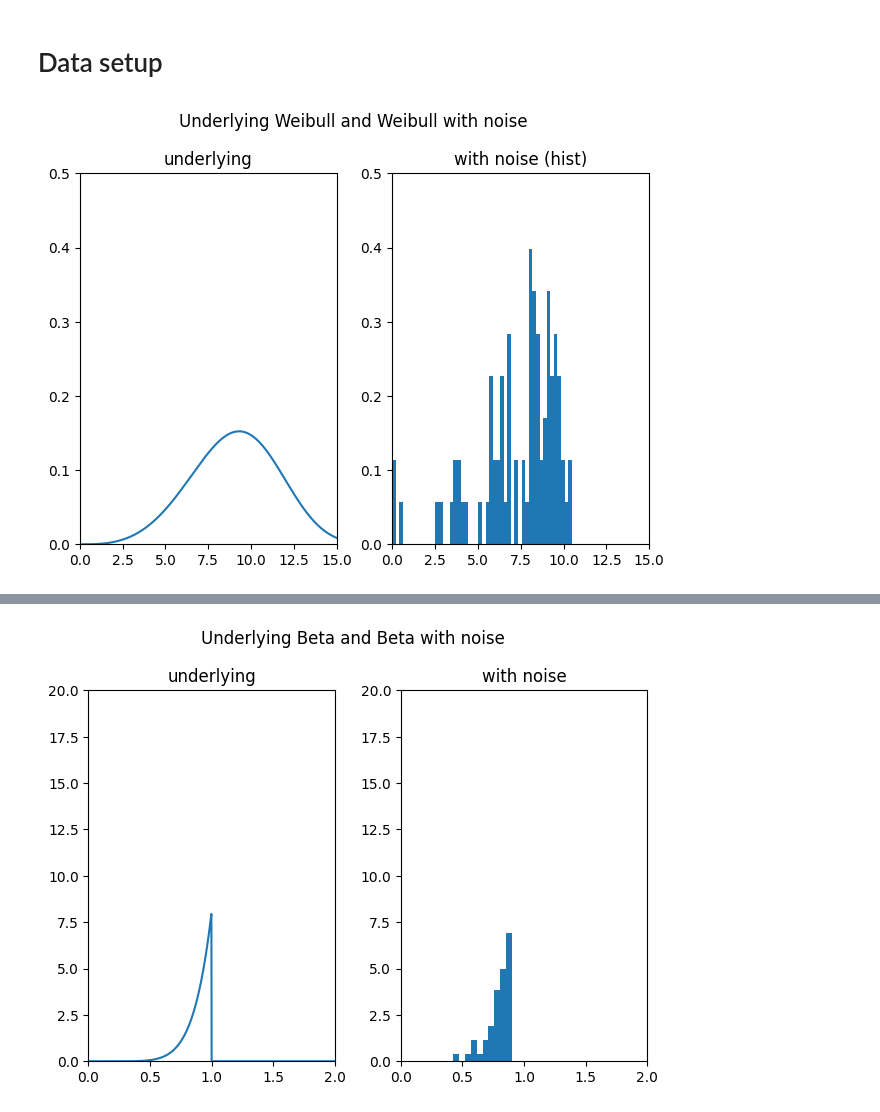
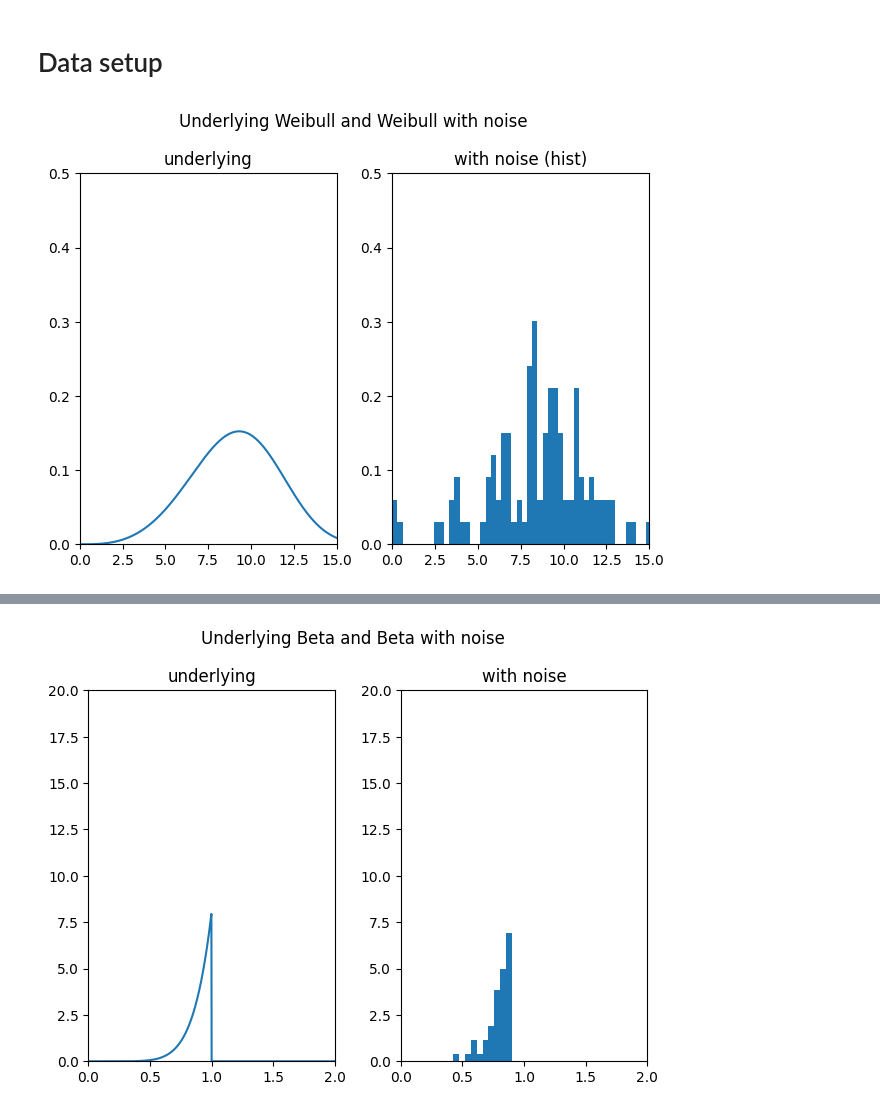
Before and after one commit to nayefahmad/ml-notes, a Jupyter notebook: 2023-05-02-pytorch-distribution-fitting.ipynb, the cells around one changed output, grey strips where cells are left out. Cells and saved outputs as stored; diff of their text form; code cells hidden in the pictures.

```diff
--- a/2023-05-02-pytorch-distribution-fitting.ipynb
+++ b/2023-05-02-pytorch-distribution-fitting.ipynb
@@ -55,38 +55,39 @@ weibull_data = weibull_data + noise
 #all positive data
 weibull_data = np.abs(weibull_data) + 1e-4
 
-truncate = True
+right_truncate = False
 trunc_limit = scale + .5
-if truncate:
+if right_truncate:
     weibull_data = weibull_data[weibull_data < trunc_limit]
 
 add_infant_mortality = True
 im_shape = .5
 im_scale = scale/2
 im_num_points = int(n/10)
 if add_infant_mortality:
     weibull_data = np.concatenate([weibull_data, weibull_min.rvs(c=im_shape, scale=im_scale, size=im_num_points)])
+
 
 #generate the x values to be used for generating the pdf
 curve_x = np.linspace(0, 25, 1000)
 #generate the pdf with the same parameters that were used for generating the data
 weibull_pdf = weibull_min.pdf(curve_x, shape, scale=scale)
 
 title='Underlying Weibull and Weibull with noise'
 subs = ['underlying', 'with noise (hist)']
 fig, ax = plt.subplots(1, 2)
 ax[0].plot(curve_x, weibull_pdf)
 ax[1].hist(weibull_data, bins=50, density=True)
 
 for idx in range(2):
     ax[idx].set_xlim(0, 15)
     ax[idx].set_ylim(0, .5)
     ax[idx].set_title(subs[idx])
 plt.suptitle(title)
 fig.tight_layout()
 fig.show()
 
 # set up tensor for pytorch ops
 weibull_tensor = torch.tensor(weibull_data, dtype=float).reshape(-1,1)
 # %% [output]
-[figure, old version]
+[figure, new version]
```
Also changed, not shown: parts of 7 cells of this notebook.
